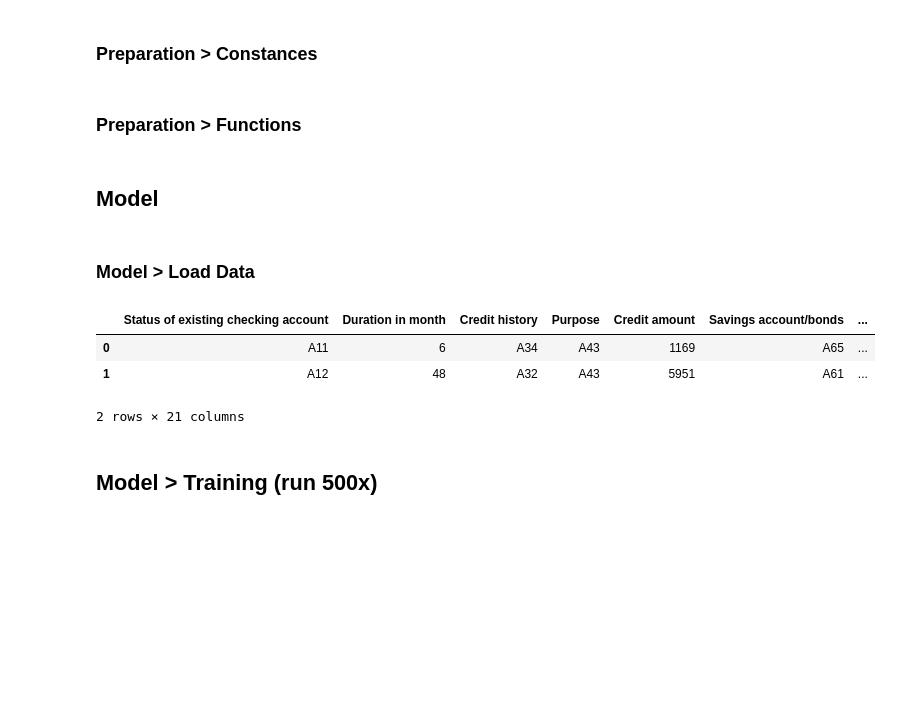
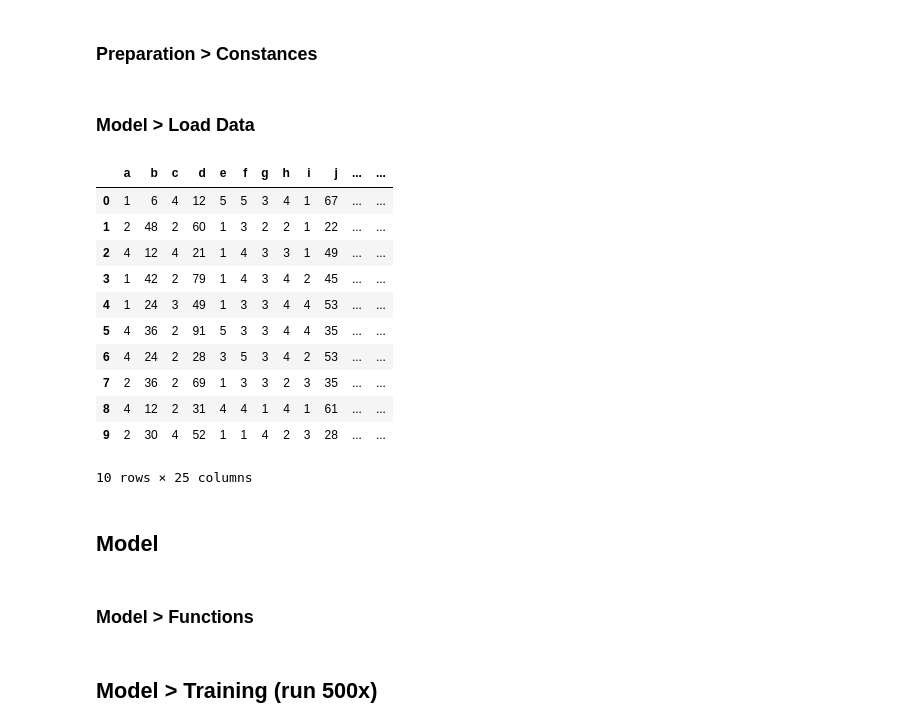
Before and after one commit to heuer-ja/CENG463-Machine-Learning, a Jupyter notebook: A01/CENG-463_A01.ipynb, the cells around one changed output. Drawn from its saved outputs; the diff is of its cells as text; code cells hidden in the pictures; blank space fills up the shorter version.

```diff
--- a/A01/CENG-463_A01.ipynb
+++ b/A01/CENG-463_A01.ipynb
@@ -88,5 +93,3 @@ numerical_attr = [
     COLS[Cols.AgeInYears],
     COLS[Cols.NumberOfExistingCreditsAtThisBank],
 ]
-# %% [markdown]
-### Preparation > Functions
@@ -179,37 +96,58 @@ def find_max_likelihood(g1, g2):
-# %% [markdown]
-## Model
 # %% [markdown]
 ### Model > Load Data
 # %%
-df = pd.read_csv(
+df_normal = pd.read_csv(
     "german.data",
     sep=" ",
     names=[
         COLS[Cols.StatusOfExistingCheckingAccount],
         COLS[Cols.DurationInMonth],
         COLS[Cols.CreditHistory],
         COLS[Cols.Purpose],
         COLS[Cols.CreditAmount],
         COLS[Cols.SavingsAccountBonds],
         COLS[Cols.PresentEmploymentSince],
         COLS[Cols.InstallmentRateInPercentageOfDisposableIncome],
         COLS[Cols.PersonalStatusAndSex],
         COLS[Cols.OtherDebtorsOrGuarantors],
         COLS[Cols.PresentResidenceSince],
         COLS[Cols.Property],
         COLS[Cols.AgeInYears],
         COLS[Cols.OtherInstallmentPlans],
         COLS[Cols.Housing],
         COLS[Cols.NumberOfExistingCreditsAtThisBank],
         COLS[Cols.Job],
         COLS[Cols.NumberOfPeopleBeingLiableToProvideMaintenanceFor],
         COLS[Cols.Telephone],
         COLS[Cols.ForeignWorker],
         COLS[Cols.ClassOutcome],
     ])
-df.head(2)
+
+
+df_numerical = pd.read_csv(
+    "german.data-numeric",
+    delim_whitespace=True,
+    header=None,
+    names = [
+        'a','b','c','d','e','f','g','h','i','j','k','l','m','n','o','p','q','r','s','t','u','v','w','x',
+           COLS[Cols.ClassOutcome]]
+)
+
+df_numerical.head(10)
 # %% [output]
-|  | Status of existing checking account | Duration in month | Credit history | Purpose | Credit amount | Savings account/bonds | ... |
-| 0 | A11 | 6 | A34 | A43 | 1169 | A65 | ... |
-| 1 | A12 | 48 | A32 | A43 | 5951 | A61 | ... |
+|  | a | b | c | d | e | f | g | h | i | j | ... | ... |
+| 0 | 1 | 6 | 4 | 12 | 5 | 5 | 3 | 4 | 1 | 67 | ... | ... |
+| 1 | 2 | 48 | 2 | 60 | 1 | 3 | 2 | 2 | 1 | 22 | ... | ... |
+| 2 | 4 | 12 | 4 | 21 | 1 | 4 | 3 | 3 | 1 | 49 | ... | ... |
+| 3 | 1 | 42 | 2 | 79 | 1 | 4 | 3 | 4 | 2 | 45 | ... | ... |
+| 4 | 1 | 24 | 3 | 49 | 1 | 3 | 3 | 4 | 4 | 53 | ... | ... |
+| 5 | 4 | 36 | 2 | 91 | 5 | 3 | 3 | 4 | 4 | 35 | ... | ... |
+| 6 | 4 | 24 | 2 | 28 | 3 | 5 | 3 | 4 | 2 | 53 | ... | ... |
+| 7 | 2 | 36 | 2 | 69 | 1 | 3 | 3 | 2 | 3 | 35 | ... | ... |
+| 8 | 4 | 12 | 2 | 31 | 4 | 4 | 1 | 4 | 1 | 61 | ... | ... |
+| 9 | 2 | 30 | 4 | 52 | 1 | 1 | 4 | 2 | 3 | 28 | ... | ... |
-2 rows × 21 columns
+10 rows × 25 columns
+# %% [markdown]
+## Model
+# %% [markdown]
+### Model > Functions
```
Also changed, not shown: parts of 11 cells of this notebook, 1 other file.
